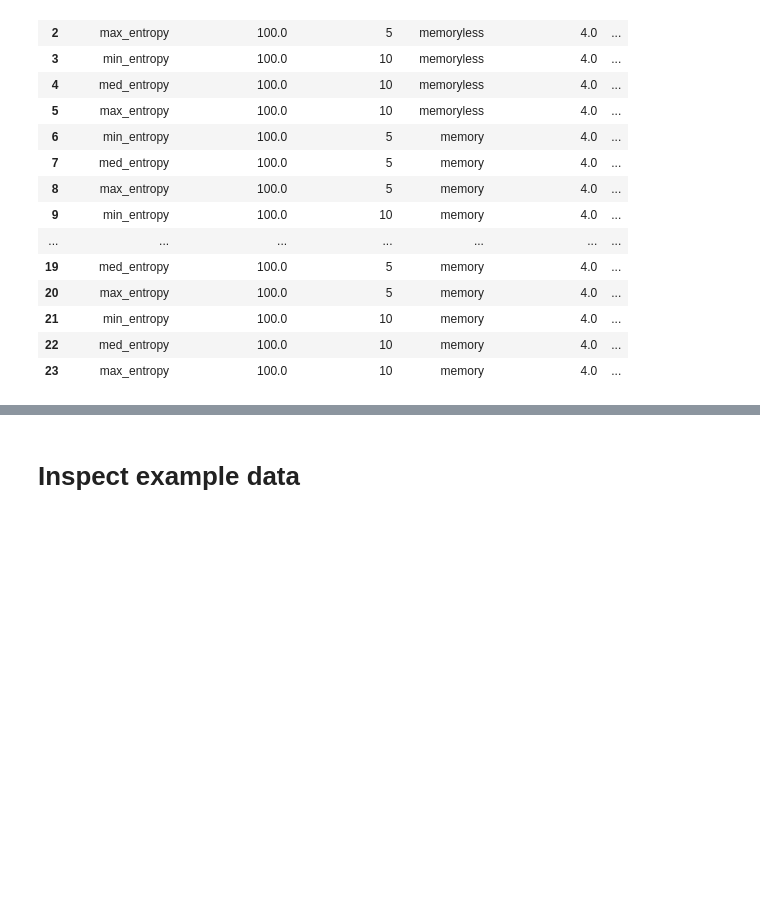
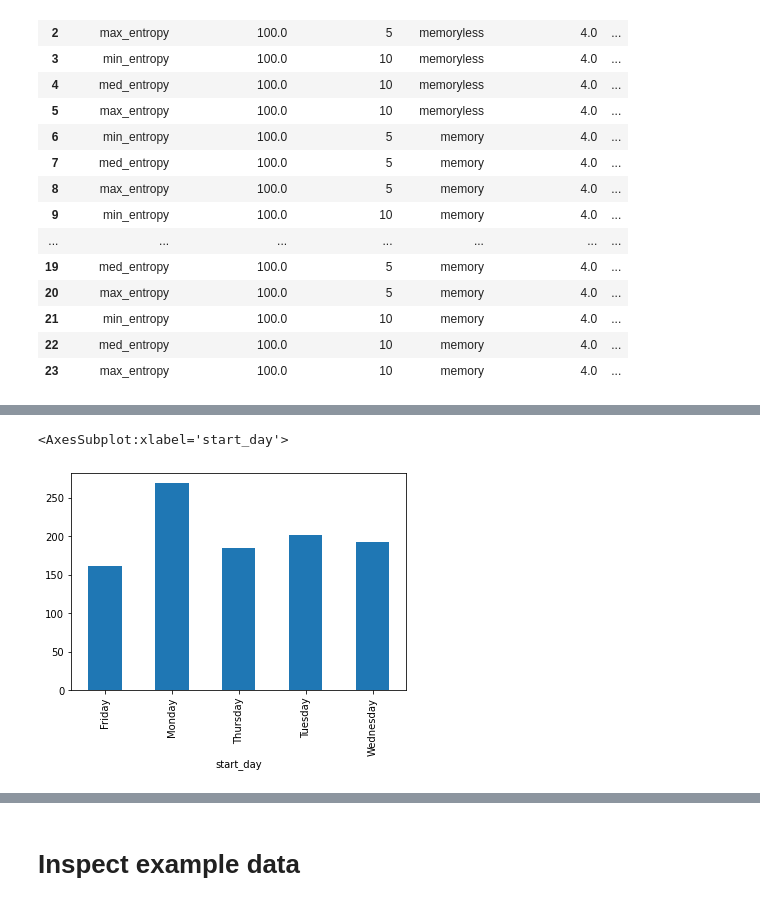
Before and after one commit to Mikeriess/SBPS_framework, a Jupyter notebook: simulation_experiment.ipynb, the cells around one changed output, grey strips where cells are left out. Saved outputs shown, nothing was run; the diff lists cells and outputs as text; code cells hidden in the pictures; blank space fills up the shorter version.

```diff
--- a/simulation_experiment.ipynb
+++ b/simulation_experiment.ipynb
@@ -272,0 +280,5 @@ log.head()
+# %%
+log['caseid'].groupby(log['start_day']).count().plot(kind="bar")
+# %% [output]
+<AxesSubplot:xlabel='start_day'>
+[figure, added]
```
Also changed, not shown: parts of 37 cells of this notebook, 41 other files.
